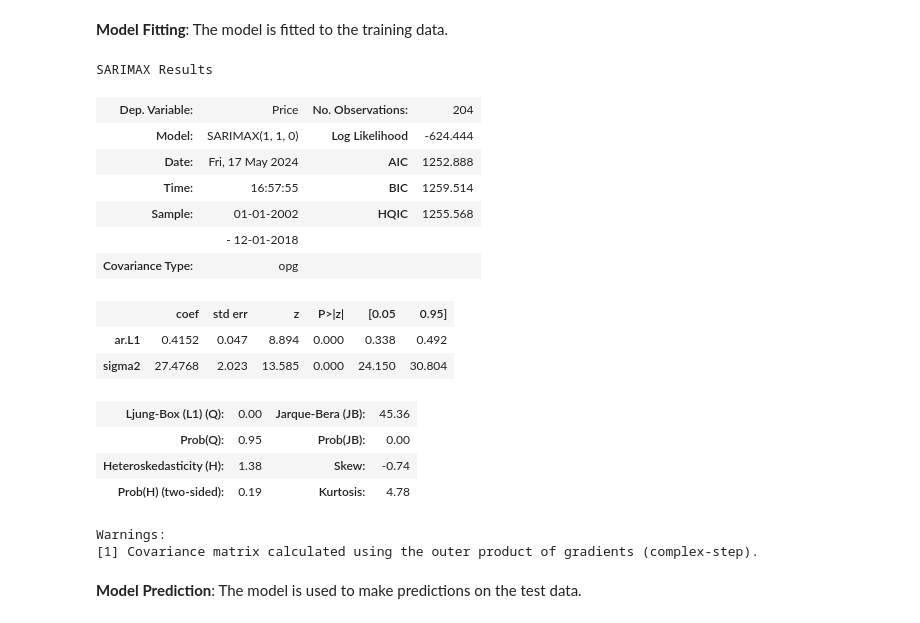
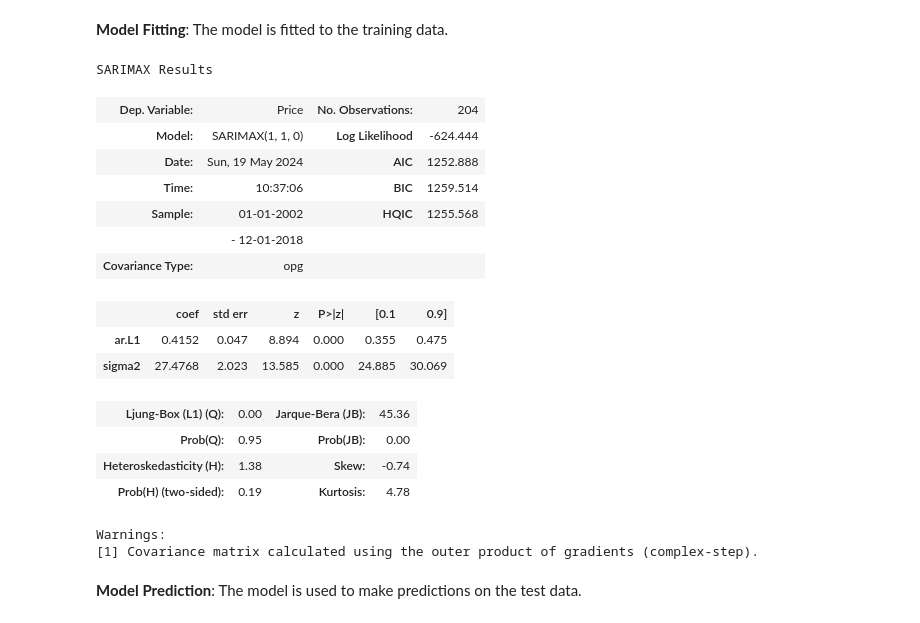
Before and after one commit to jnopareboateng/ml-library, a Jupyter notebook: crude-oil-forecast/arimav3.ipynb, the cells around one changed output. Saved outputs shown, nothing was run; the diff lists cells and outputs as text; code cells hidden in the pictures.

Commit message:
refactor: Improve crude oil price forecasting models and documentation

```diff
--- a/crude-oil-forecast/arimav3.ipynb
+++ b/crude-oil-forecast/arimav3.ipynb
@@ -244,25 +215,25 @@ Warnings:
 # %%
 #%%
 # Fit the model with the rraining set and best parameters found by auto_arima
 model = SARIMAX(train, order= model.order)
 model_fit = model.fit()
 # residuals = model_fit.resid
 
 # Print the summary of the model
-model_fit.summary(alpha=0.05)
-model_fit.summary(alpha=0.10)
+model_fit.summary(alpha=0.05) # 95% confidence interval
+model_fit.summary(alpha=0.20) # 80% confidence interval
 # %% [output]
 SARIMAX Results
 | Dep. Variable: | Price | No. Observations: | 204 |
 | Model: | SARIMAX(1, 1, 0) | Log Likelihood | -624.444 |
-| Date: | Fri, 17 May 2024 | AIC | 1252.888 |
-| Time: | 16:57:55 | BIC | 1259.514 |
+| Date: | Sun, 19 May 2024 | AIC | 1252.888 |
+| Time: | 10:37:06 | BIC | 1259.514 |
 | Sample: | 01-01-2002 | HQIC | 1255.568 |
 |  | - 12-01-2018 |  |  |
 | Covariance Type: | opg |  |  |
-|  | coef | std err | z | P>|z| | [0.05 | 0.95] |
-| ar.L1 | 0.4152 | 0.047 | 8.894 | 0.000 | 0.338 | 0.492 |
-| sigma2 | 27.4768 | 2.023 | 13.585 | 0.000 | 24.150 | 30.804 |
+|  | coef | std err | z | P>|z| | [0.1 | 0.9] |
+| ar.L1 | 0.4152 | 0.047 | 8.894 | 0.000 | 0.355 | 0.475 |
+| sigma2 | 27.4768 | 2.023 | 13.585 | 0.000 | 24.885 | 30.069 |
 | Ljung-Box (L1) (Q): | 0.00 | Jarque-Bera (JB): | 45.36 |
 | Prob(Q): | 0.95 | Prob(JB): | 0.00 |
 | Heteroskedasticity (H): | 1.38 | Skew: | -0.74 |
```
Also changed, not shown: parts of 24 cells of this notebook, 1 other file.
